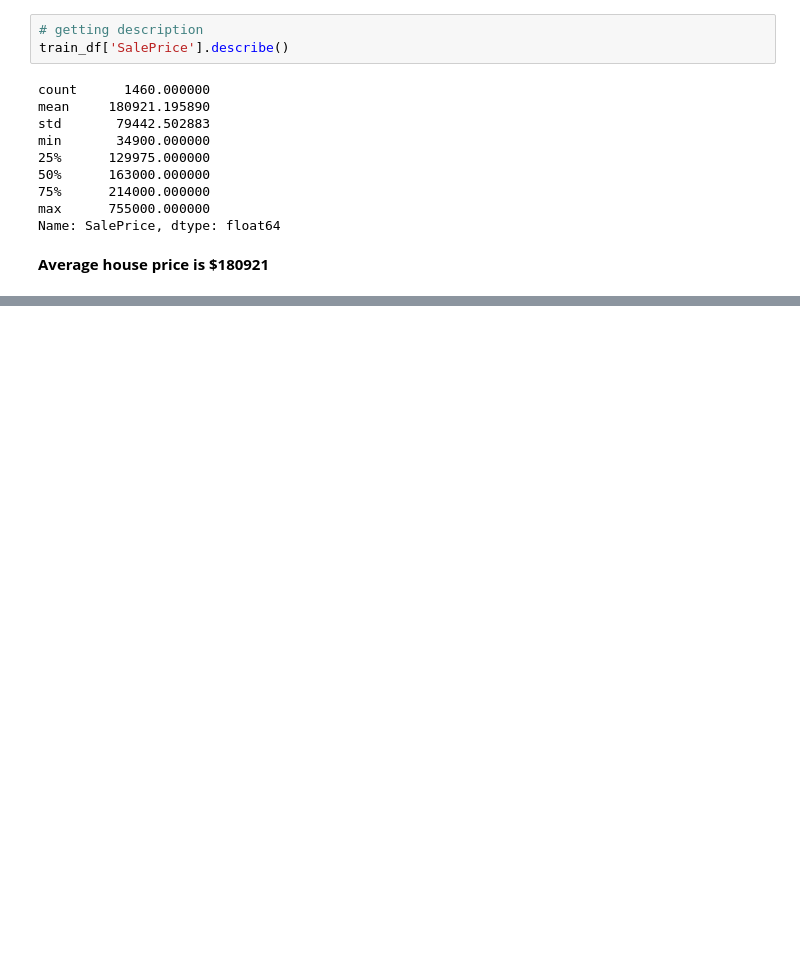
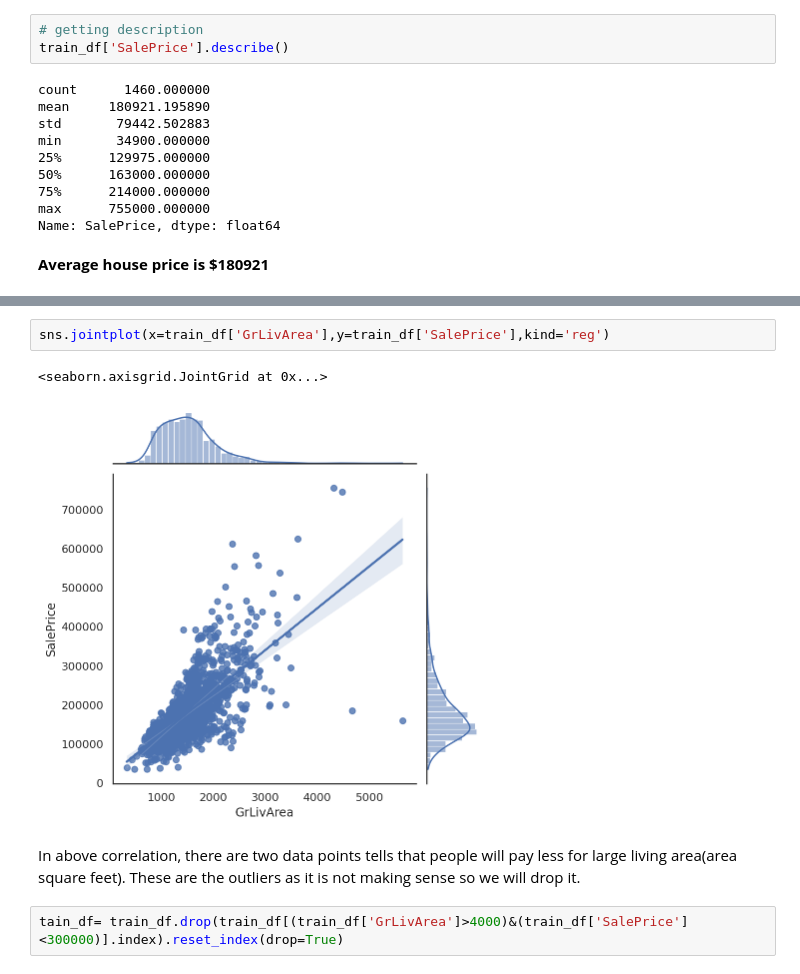
Before and after one commit to Anjali-DA/Introduction-of-Machine-Learning, a Jupyter notebook: house-price-prediction.ipynb, the cells around one changed output, grey strips where cells are left out. Drawn from its saved outputs; the diff is of its cells as text; blank space fills up the shorter version.

```diff
--- a/house-price-prediction.ipynb
+++ b/house-price-prediction.ipynb
@@ -100,0 +168,9 @@ Name: SalePrice, dtype: float64
+# %%
+sns.jointplot(x=train_df['GrLivArea'],y=train_df['SalePrice'],kind='reg')
+# %% [output]
+<seaborn.axisgrid.JointGrid at 0x...>
+[figure, added]
+# %% [markdown]
+In above correlation, there are two data points tells that people will pay less for large living area(area square feet). These are the outliers as it is not making sense so we will drop it.
+# %%
+tain_df= train_df.drop(train_df[(train_df['GrLivArea']>4000)&(train_df['SalePrice']<300000)].index).reset_index(drop=True)
```
Also changed, not shown: parts of 57 cells of this notebook.
